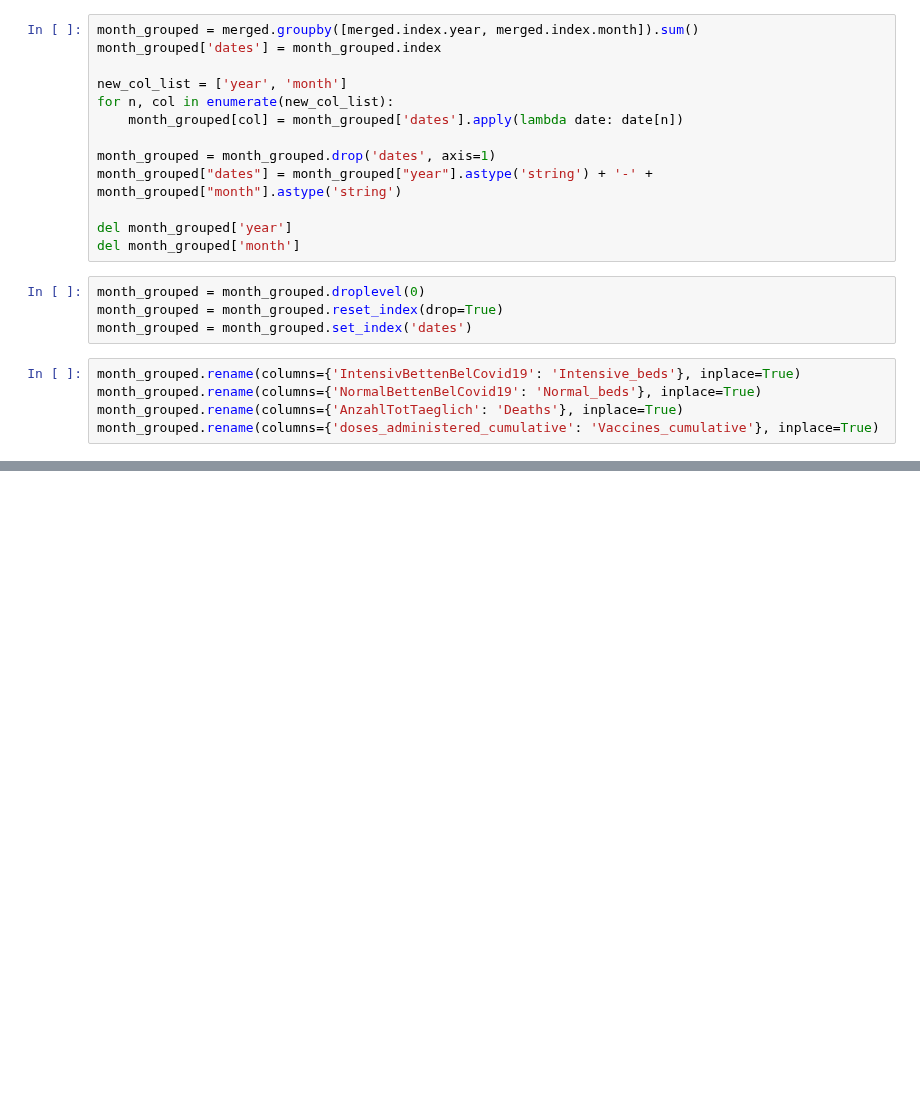
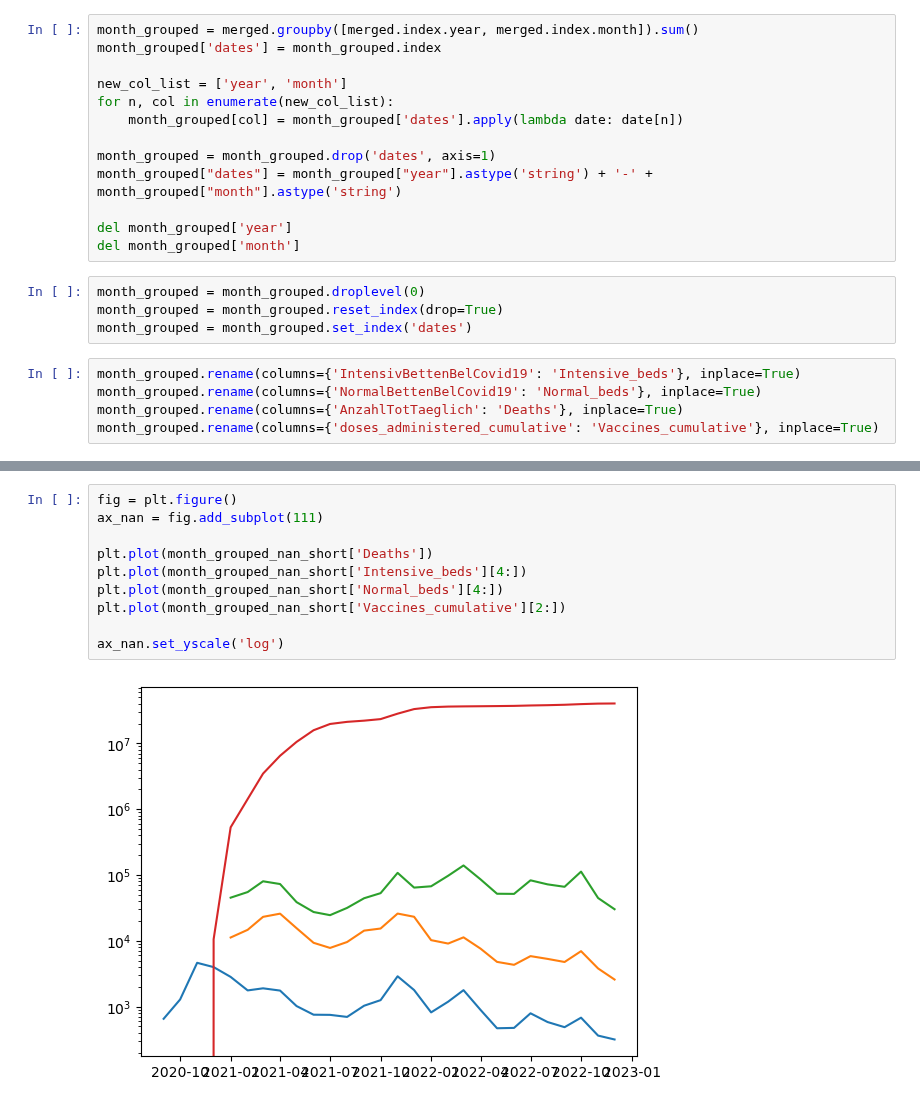
Before and after one commit to borosabel/visual_analytics_2022, a Jupyter notebook: individual work/submission_03_final-Andeol.ipynb, the cells around one changed output, grey strips where cells are left out. Drawn from its saved outputs; the diff is of its cells as text; blank space fills up the shorter version.

```diff
--- a/individual work/submission_03_final-Andeol.ipynb
+++ b/individual work/submission_03_final-Andeol.ipynb
@@ -118,0 +140,12 @@ ax = month_grouped.plot.line(logy=True)
+# %%
+fig = plt.figure()
+ax_nan = fig.add_subplot(111)
+
+plt.plot(month_grouped_nan_short['Deaths'])
+plt.plot(month_grouped_nan_short['Intensive_beds'][4:])
+plt.plot(month_grouped_nan_short['Normal_beds'][4:])
+plt.plot(month_grouped_nan_short['Vaccines_cumulative'][2:])
+
+ax_nan.set_yscale('log')
+# %% [output]
+[figure, added]
```
Also changed, not shown: parts of 12 cells of this notebook.
